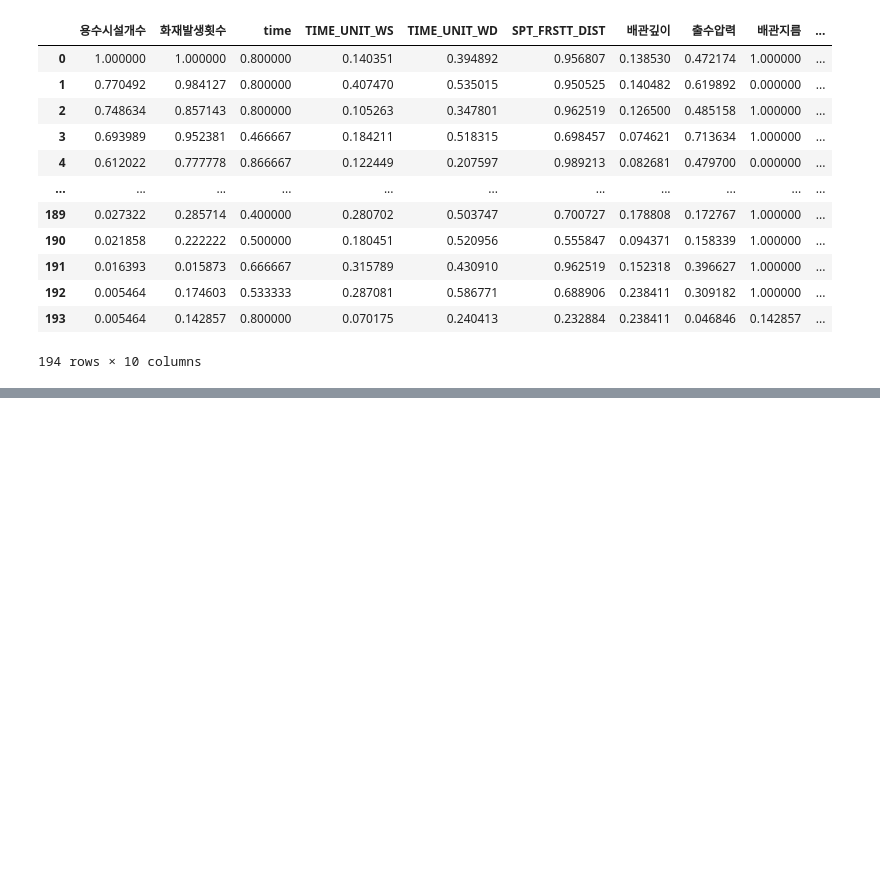
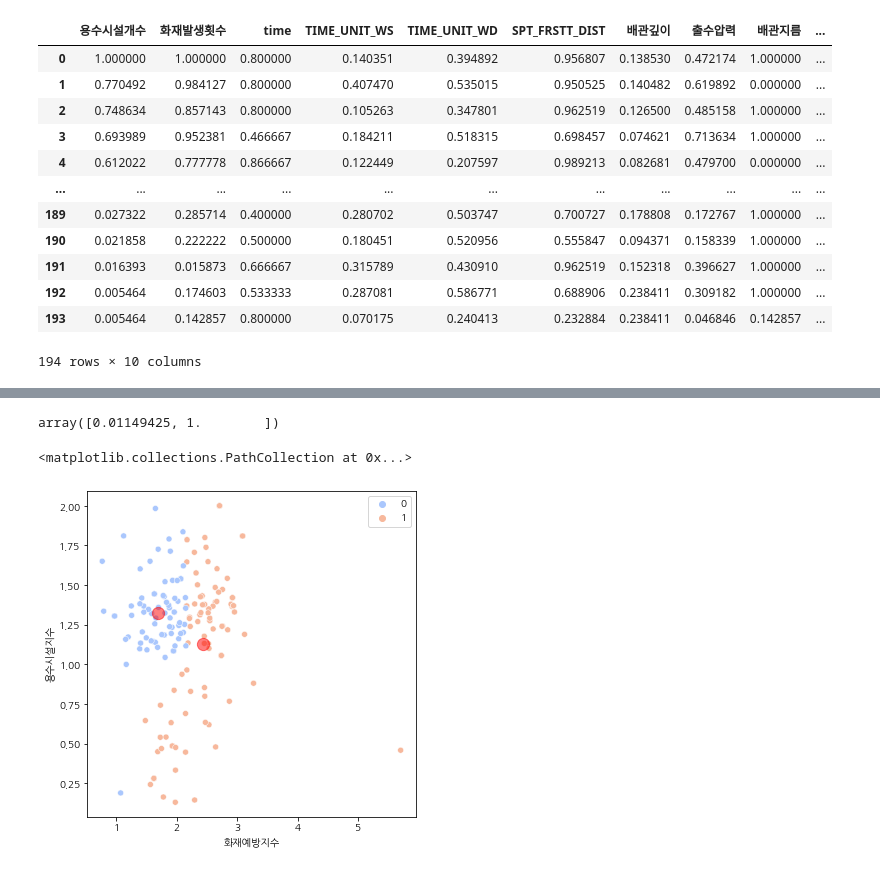
Before and after one commit to Myungbin/Senior, a Jupyter notebook: 비지니스인텔리전스/Project_비지니스인텔리전스/데이터전처리 - SGGEMD.ipynb, the cells around one changed output, grey strips where cells are left out. Saved outputs shown, nothing was run; the diff lists cells and outputs as text; code cells hidden in the pictures; blank space fills up the shorter version.

```diff
--- a/비지니스인텔리전스/Project_비지니스인텔리전스/데이터전처리 - SGGEMD.ipynb
+++ b/비지니스인텔리전스/Project_비지니스인텔리전스/데이터전처리 - SGGEMD.ipynb
@@ -758,13 +807,13 @@ NameError: name 'KMeans' is not defined
 # %%
-# from sklearn.cluster import KMeans
+from sklearn.cluster import KMeans
 
-# model = KMeans(n_clusters = 3, random_state = 10)
+model = KMeans(n_clusters = 2, random_state = 10)
 
-# # 정규화된 데이터에 학습
-# model.fit(df)
+# 정규화된 데이터에 학습
+model.fit(final_num)
 
-# # 클러스터링 결과 각 데이터가 몇 번째 그룹에 속하는지 저장
-# df['cluster'] = model.fit_predict(df)
-# df
-# tq = pd.concat([df, cat_dat], axis=1)
-# tq
+# 클러스터링 결과 각 데이터가 몇 번째 그룹에 속하는지 저장
+final_num['cluster'] = model.fit_predict(final_num)
+final_num
+cluster2 = pd.concat([cat_dat, final_num], axis=1)
+cluster2
@@ -770,0 +839,17 @@ NameError: name 'KMeans' is not defined
+# %%
+k = 2
+
+import matplotlib.pyplot as plt
+plt.rc('font', family='NanumGothic')
+
+plt.figure(figsize = (8, 8))
+
+for i in range(k):
+    plt.scatter(final_num.loc[final_num['cluster'] == i, '화재예방지수'], final_num.loc[final_num['cluster'] == i, '용수시설지수'],
+                label = 'cluster ' + str(i))
+
+plt.legend()
+plt.title('K = %d results'%k , size = 15)
+plt.xlabel('화재예방지수', size = 12)
+plt.ylabel('용수시설지수', size = 12)
+plt.show()
@@ -770,0 +872,12 @@ NameError: name 'KMeans' is not defined
+# %%
+model.cluster_centers_[:, 3]
+# %% [output]
+array([0.01149425, 1.        ])
+# %%
+plt.figure(figsize=(20, 6))
+plt.subplot(131)
+sns.scatterplot(x = final_num['화재예방지수'], y = final_num['용수시설지수'], data=final_num, hue=model.labels_,palette='coolwarm')
+plt.scatter(model.cluster_centers_[:, 0], model.cluster_centers_[:, 1], c='red', alpha=0.5, s=150)
+# %% [output]
+<matplotlib.collections.PathCollection at 0x...>
+[figure, added]
```
Also changed, not shown: parts of 15 cells of this notebook.
